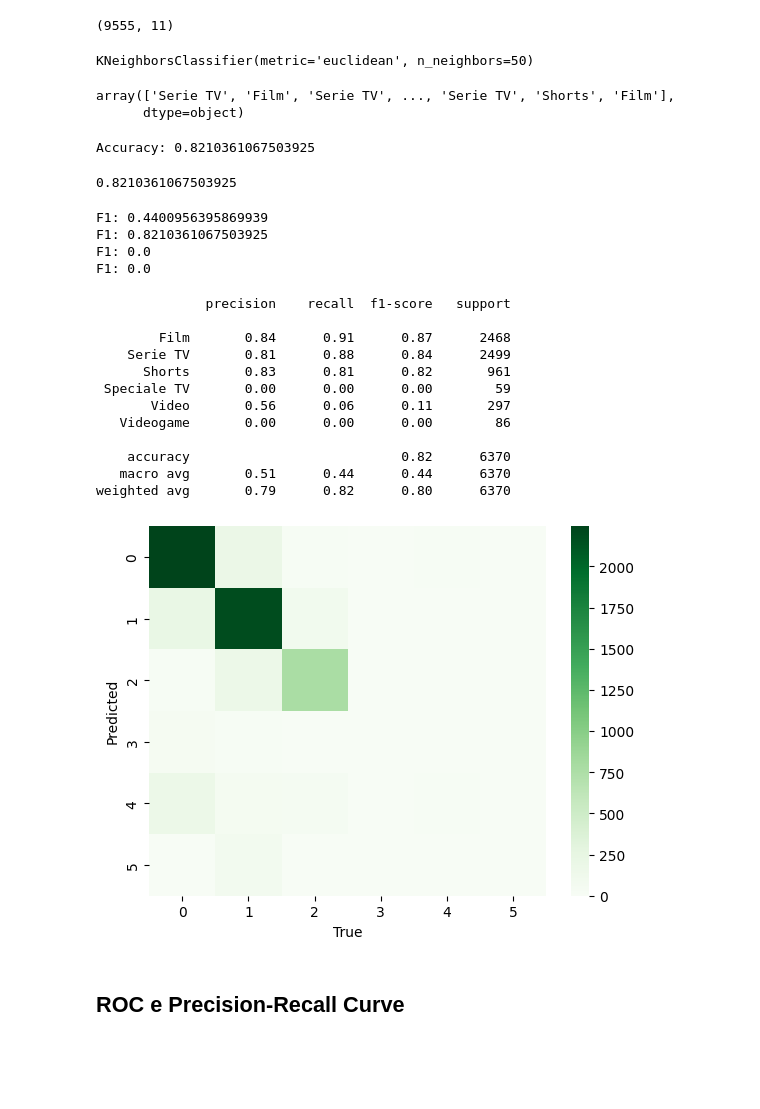
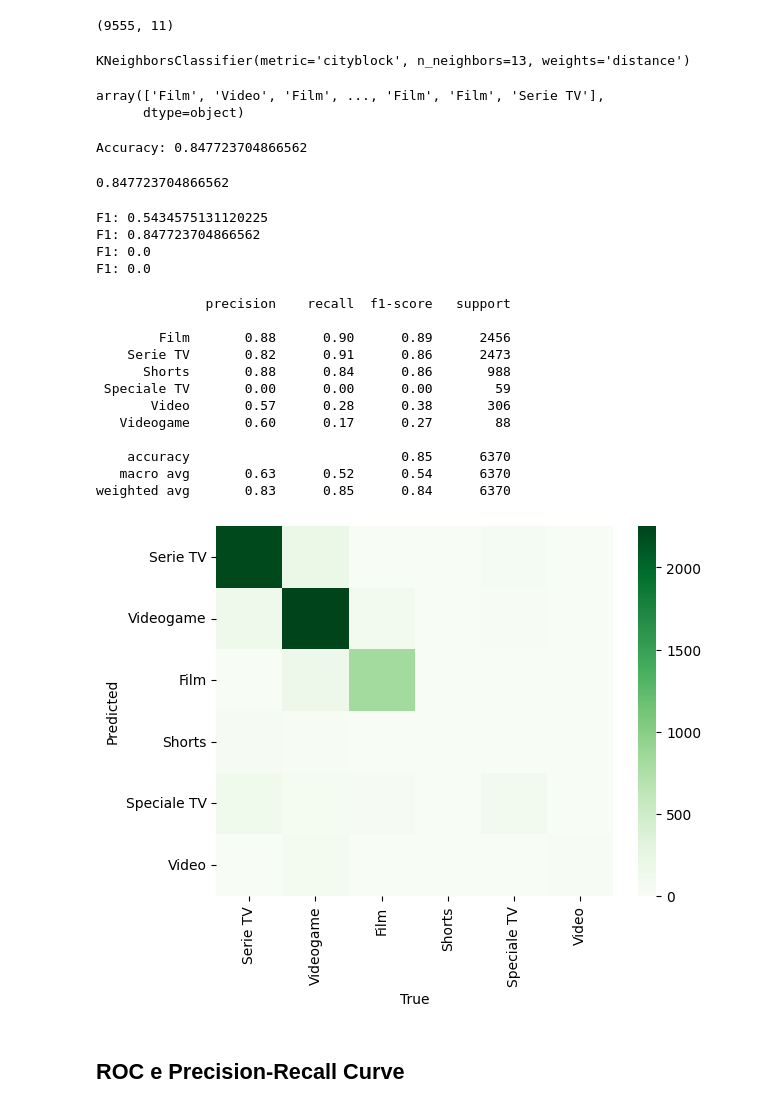
Before and after one commit to luigiascio/Data-Mining-I, a Jupyter notebook: Classification.ipynb, the cells around one changed output. Cells and saved outputs as stored; diff of their text form; code cells hidden in the pictures; blank space fills up the shorter version.

```diff
--- a/Classification.ipynb
+++ b/Classification.ipynb
@@ -79,7 +79,7 @@ DIVIDIAMO ULTERIORMENTE TRAIN (GENERIC) IN TRAIN (FOR VALIDATION) E VALIDATION
 from sklearn.model_selection import train_test_split
 # %%
 X_trainv, X_val, y_trainv, y_val = train_test_split(
-    X_train, y_train, test_size=0.4, random_state=0
+    X_train, y_train, test_size=0.4, random_state=0, stratify=y_train
 )
 # %% [markdown]
 ### Normalization
@@ -104,24 +104,28 @@ k_for_knn = 50
+# %%
+k_for_knn = 13
+metric="cityblock"
+weights="distance"
 # %%
-clf = KNeighborsClassifier(n_neighbors=k_for_knn, metric="euclidean", weights="uniform")
+clf = KNeighborsClassifier(n_neighbors=k_for_knn, metric=metric, weights=weights)
 clf.fit(X_trainv_norm, y_trainv)
 # %% [output]
-KNeighborsClassifier(metric='euclidean', n_neighbors=50)
+KNeighborsClassifier(metric='cityblock', n_neighbors=13, weights='distance')
 # %%
 #predizione dei valori
 y_val_pred = clf.predict(X_val_norm)
 y_val_pred
 # %% [output]
-array(['Serie TV', 'Film', 'Serie TV', ..., 'Serie TV', 'Shorts', 'Film'],
+array(['Film', 'Video', 'Film', ..., 'Film', 'Film', 'Serie TV'],
       dtype=object)
 # %%
 print("Accuracy:", accuracy_score(y_val, y_val_pred))
 # %% [output]
-Accuracy: 0.8210361067503925
+Accuracy: 0.847723704866562
 # %%
 # score: Return the mean accuracy on the given test data and labels.
 clf.score(X_val_norm, y_val)
 # %% [output]
-0.8210361067503925
+0.847723704866562
 # %%
 # Sarebbe la f-measure (controlla la tabella nelle notes)
 print("F1:", f1_score(y_val, y_val_pred, average="macro"))
@@ -129,8 +133,8 @@ print("F1:", f1_score(y_val, y_val_pred, average="micro"))
 print("F1:", f1_score(y_val, y_val_pred, labels=[1], average="micro"))
 print("F1:", f1_score(y_val, y_val_pred, labels=[1], average="macro"))
 # %% [output]
-F1: 0.4400956395869939
-F1: 0.8210361067503925
+F1: 0.5434575131120225
+F1: 0.847723704866562
 F1: 0.0
 F1: 0.0
 # %%
@@ -138,24 +142,27 @@ print(classification_report(y_val, y_val_pred))
 # %% [output]
               precision    recall  f1-score   support
 
-        Film       0.84      0.91      0.87      2468
-    Serie TV       0.81      0.88      0.84      2499
-      Shorts       0.83      0.81      0.82       961
+        Film       0.88      0.90      0.89      2456
+    Serie TV       0.82      0.91      0.86      2473
+      Shorts       0.88      0.84      0.86       988
  Speciale TV       0.00      0.00      0.00        59
-       Video       0.56      0.06      0.11       297
-   Videogame       0.00      0.00      0.00        86
+       Video       0.57      0.28      0.38       306
+   Videogame       0.60      0.17      0.27        88
 
-    accuracy                           0.82      6370
-   macro avg       0.51      0.44      0.44      6370
-weighted avg       0.79      0.82      0.80      6370
+    accuracy                           0.85      6370
+   macro avg       0.63      0.52      0.54      6370
+weighted avg       0.83      0.85      0.84      6370
 # %%
 cf = confusion_matrix(y_val, y_val_pred)
-sns.heatmap(cf, annot=False, cmap="Greens")
+
+class_names = ['Serie TV', 'Videogame', 'Film', 'Shorts', 'Speciale TV', 'Video']
+
+sns.heatmap(cf, annot=False, cmap="Greens", xticklabels=class_names, yticklabels=class_names)
 plt.xlabel("True")
 plt.ylabel("Predicted")
 plt.show()
 # %% [output]
-[figure, old version]
+[figure, new version]
 # %% [markdown]
 ## ROC e Precision-Recall Curve
 # %%
```
Also changed, not shown: parts of 36 cells of this notebook.
